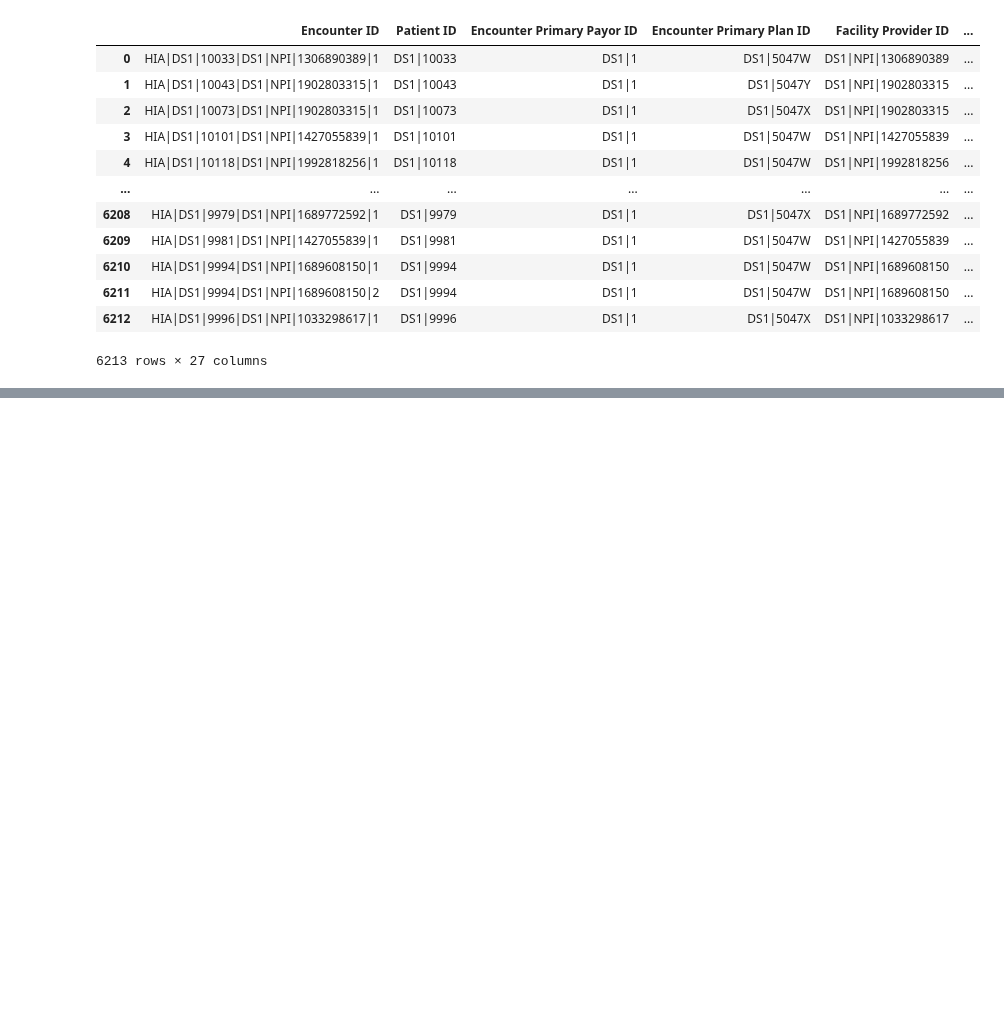
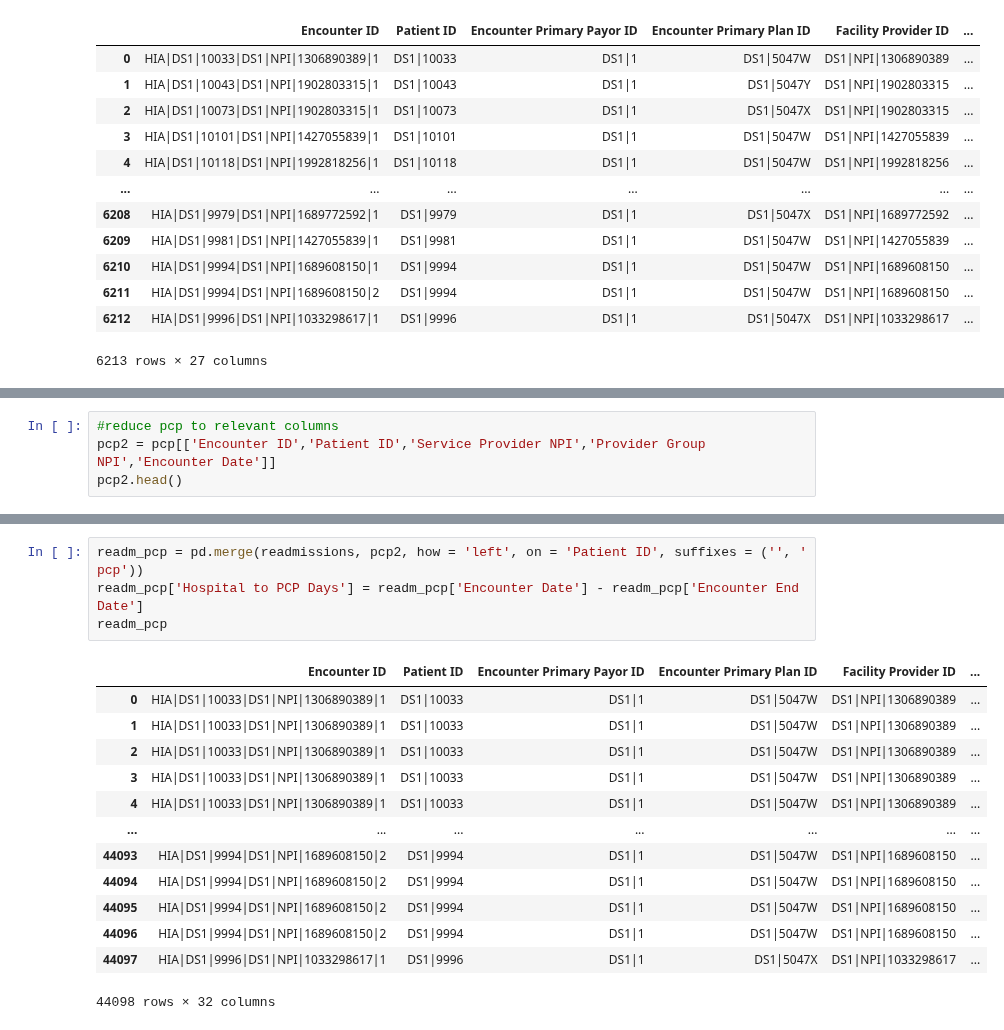
Before and after one commit to jrioross/ursa_health_hospital_readmissions, a Jupyter notebook: ursa_health_hospital_readmission.ipynb, the cells around one changed output, grey strips where cells are left out. Cells and saved outputs as stored; diff of their text form; blank space fills up the shorter version.

```diff
--- a/ursa_health_hospital_readmission.ipynb
+++ b/ursa_health_hospital_readmission.ipynb
@@ -247,0 +233,4 @@ print(round(under_30_d_rate*100,2), '% readmitted under 30 days')
+# %%
+#reduce pcp to relevant columns
+pcp2 = pcp[['Encounter ID','Patient ID','Service Provider NPI','Provider Group NPI','Encounter Date']]
+pcp2.head()
@@ -247,0 +244,18 @@ print(round(under_30_d_rate*100,2), '% readmitted under 30 days')
+# %%
+readm_pcp = pd.merge(readmissions, pcp2, how = 'left', on = 'Patient ID', suffixes = ('', ' pcp'))
+readm_pcp['Hospital to PCP Days'] = readm_pcp['Encounter Date'] - readm_pcp['Encounter End Date']
+readm_pcp
+# %% [output]
+|  | Encounter ID | Patient ID | Encounter Primary Payor ID | Encounter Primary Plan ID | Facility Provider ID | ... |
+| 0 | HIA|DS1|10033|DS1|NPI|1306890389|1 | DS1|10033 | DS1|1 | DS1|5047W | DS1|NPI|1306890389 | ... |
+| 1 | HIA|DS1|10033|DS1|NPI|1306890389|1 | DS1|10033 | DS1|1 | DS1|5047W | DS1|NPI|1306890389 | ... |
+| 2 | HIA|DS1|10033|DS1|NPI|1306890389|1 | DS1|10033 | DS1|1 | DS1|5047W | DS1|NPI|1306890389 | ... |
+| 3 | HIA|DS1|10033|DS1|NPI|1306890389|1 | DS1|10033 | DS1|1 | DS1|5047W | DS1|NPI|1306890389 | ... |
+| 4 | HIA|DS1|10033|DS1|NPI|1306890389|1 | DS1|10033 | DS1|1 | DS1|5047W | DS1|NPI|1306890389 | ... |
+| ... | ... | ... | ... | ... | ... | ... |
+| 44093 | HIA|DS1|9994|DS1|NPI|1689608150|2 | DS1|9994 | DS1|1 | DS1|5047W | DS1|NPI|1689608150 | ... |
+| 44094 | HIA|DS1|9994|DS1|NPI|1689608150|2 | DS1|9994 | DS1|1 | DS1|5047W | DS1|NPI|1689608150 | ... |
+| 44095 | HIA|DS1|9994|DS1|NPI|1689608150|2 | DS1|9994 | DS1|1 | DS1|5047W | DS1|NPI|1689608150 | ... |
+| 44096 | HIA|DS1|9994|DS1|NPI|1689608150|2 | DS1|9994 | DS1|1 | DS1|5047W | DS1|NPI|1689608150 | ... |
+| 44097 | HIA|DS1|9996|DS1|NPI|1033298617|1 | DS1|9996 | DS1|1 | DS1|5047X | DS1|NPI|1033298617 | ... |
+44098 rows × 32 columns
```
Also changed, not shown: parts of 15 cells of this notebook.
